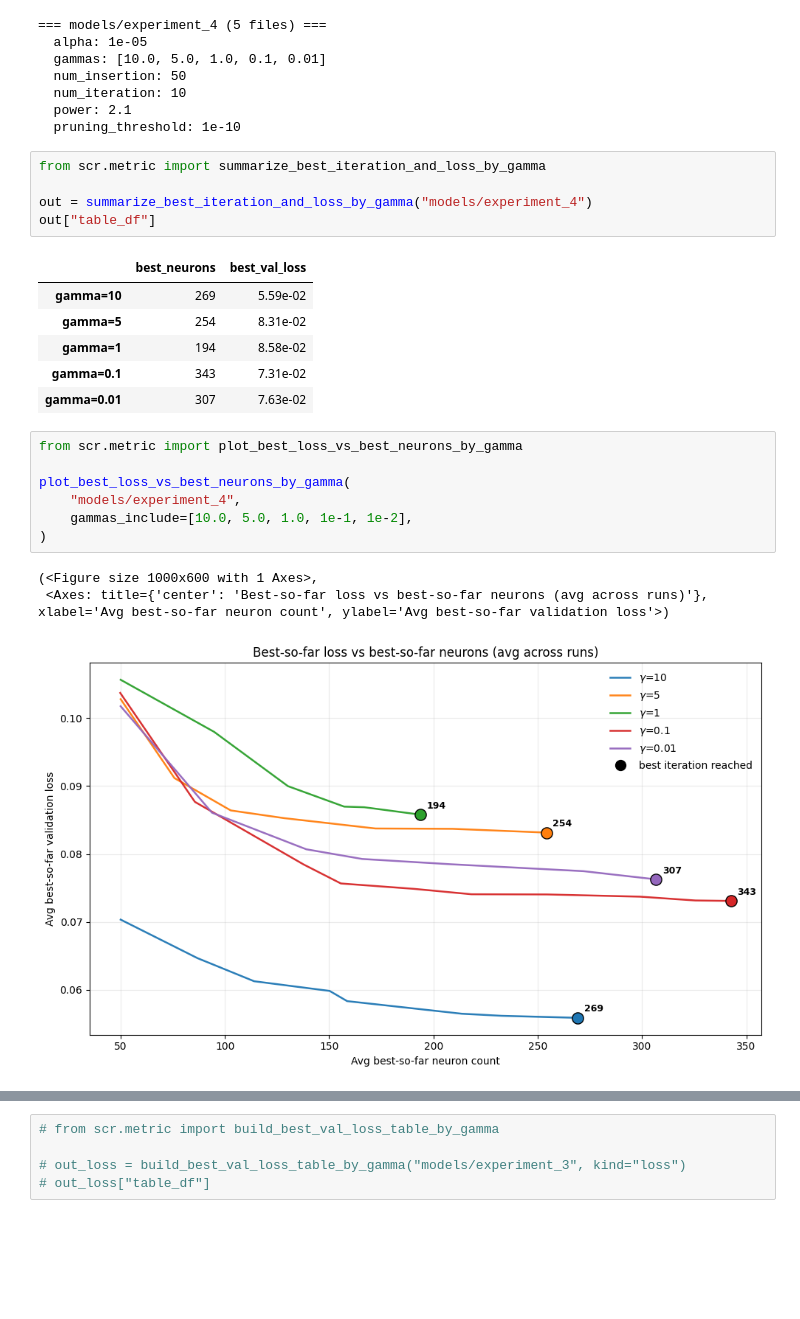
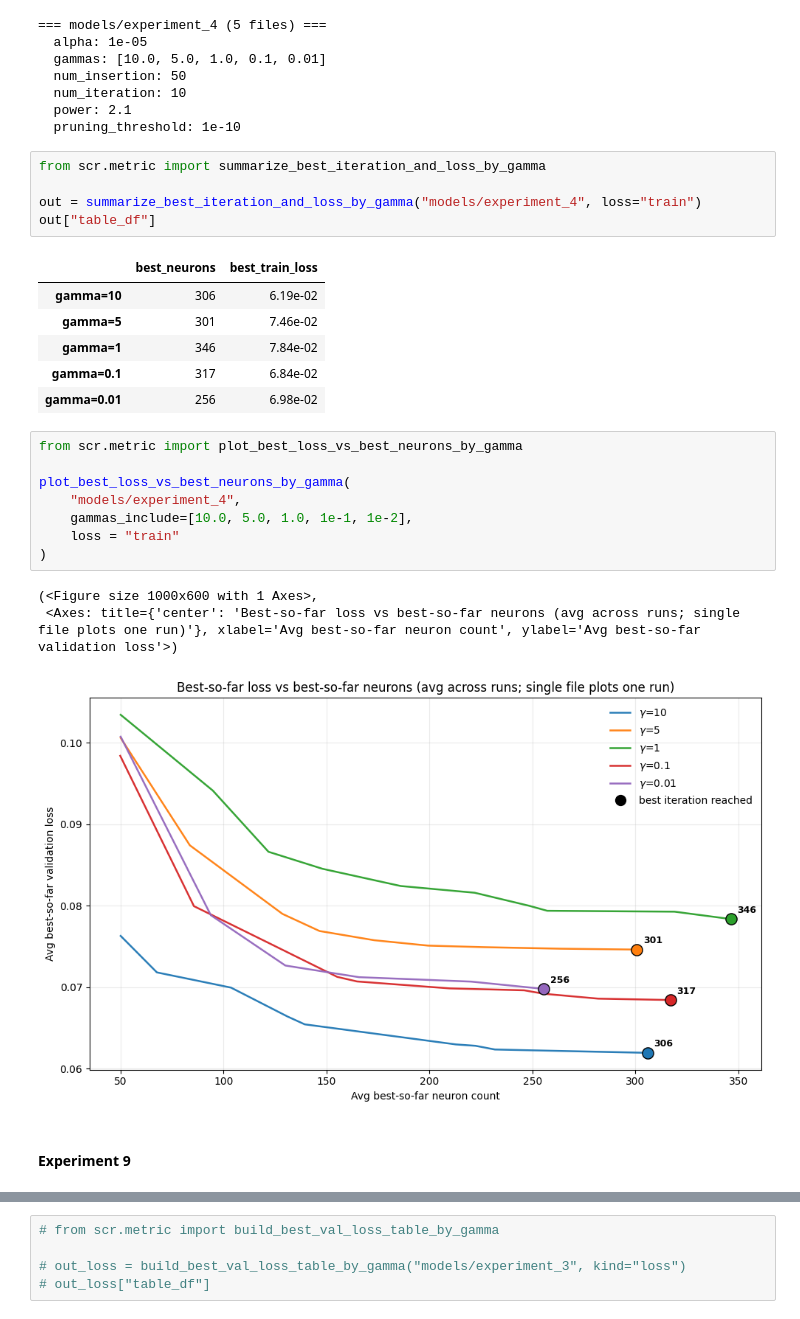
Before and after one commit to KeWu5678/NNforHJB, a Jupyter notebook: notebook/experiment_analysis.ipynb, the cells around one changed output, grey strips where cells are left out. Drawn from its saved outputs; the diff is of its cells as text; blank space fills up the shorter version.

```diff
--- a/notebook/experiment_analysis.ipynb
+++ b/notebook/experiment_analysis.ipynb
@@ -150,23 +183,26 @@ print_experiment_hyperparameters("models/experiment_4")
 # %%
 from scr.metric import summarize_best_iteration_and_loss_by_gamma
 
-out = summarize_best_iteration_and_loss_by_gamma("models/experiment_4")
+out = summarize_best_iteration_and_loss_by_gamma("models/experiment_4", loss="train")
 out["table_df"]
 # %% [output]
-|  | best_neurons | best_val_loss |
-| gamma=10 | 269 | 5.59e-02 |
-| gamma=5 | 254 | 8.31e-02 |
-| gamma=1 | 194 | 8.58e-02 |
-| gamma=0.1 | 343 | 7.31e-02 |
-| gamma=0.01 | 307 | 7.63e-02 |
+|  | best_neurons | best_train_loss |
+| gamma=10 | 306 | 6.19e-02 |
+| gamma=5 | 301 | 7.46e-02 |
+| gamma=1 | 346 | 7.84e-02 |
+| gamma=0.1 | 317 | 6.84e-02 |
+| gamma=0.01 | 256 | 6.98e-02 |
 # %%
 from scr.metric import plot_best_loss_vs_best_neurons_by_gamma
 
 plot_best_loss_vs_best_neurons_by_gamma(
     "models/experiment_4",
     gammas_include=[10.0, 5.0, 1.0, 1e-1, 1e-2],
+    loss = "train"
 )
 # %% [output]
 (<Figure size 1000x600 with 1 Axes>,
- <Axes: title={'center': 'Best-so-far loss vs best-so-far neurons (avg across runs)'}, xlabel='Avg best-so-far neuron count', ylabel='Avg best-so-far validation loss'>)
+ <Axes: title={'center': 'Best-so-far loss vs best-so-far neurons (avg across runs; single file plots one run)'}, xlabel='Avg best-so-far neuron count', ylabel='Avg best-so-far validation loss'>)
-[figure, old version]
+[figure, new version]
+# %% [markdown]
+#### Experiment 9
```
Also changed, not shown: parts of 16 cells of this notebook, 17 other files.
